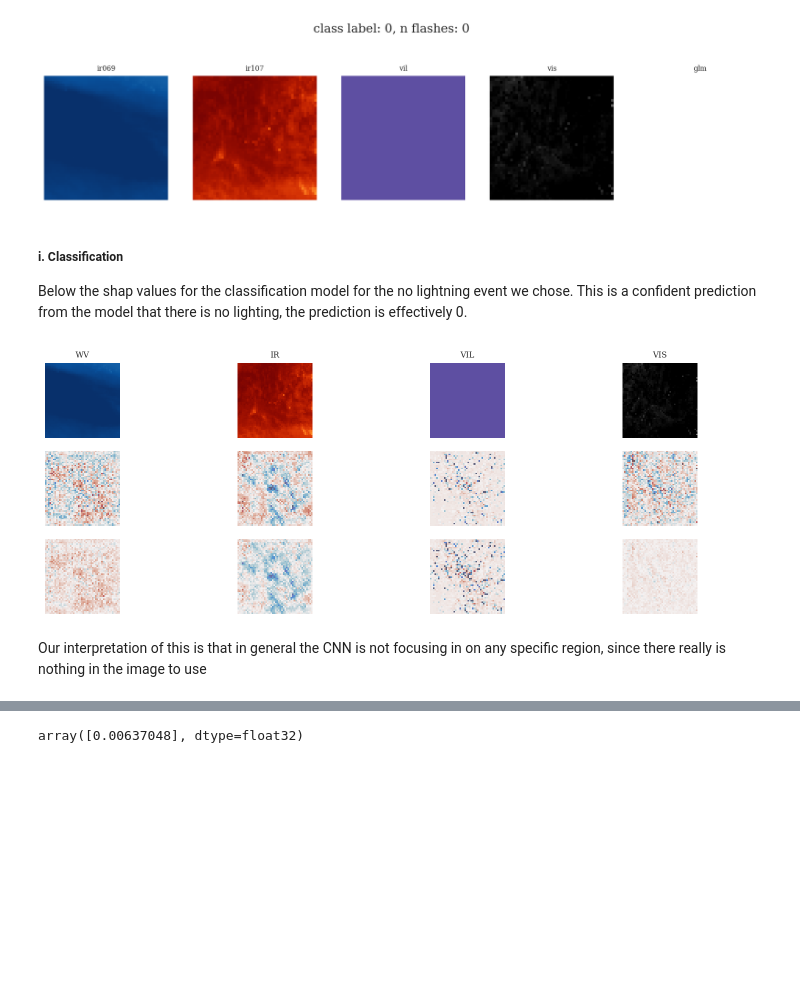
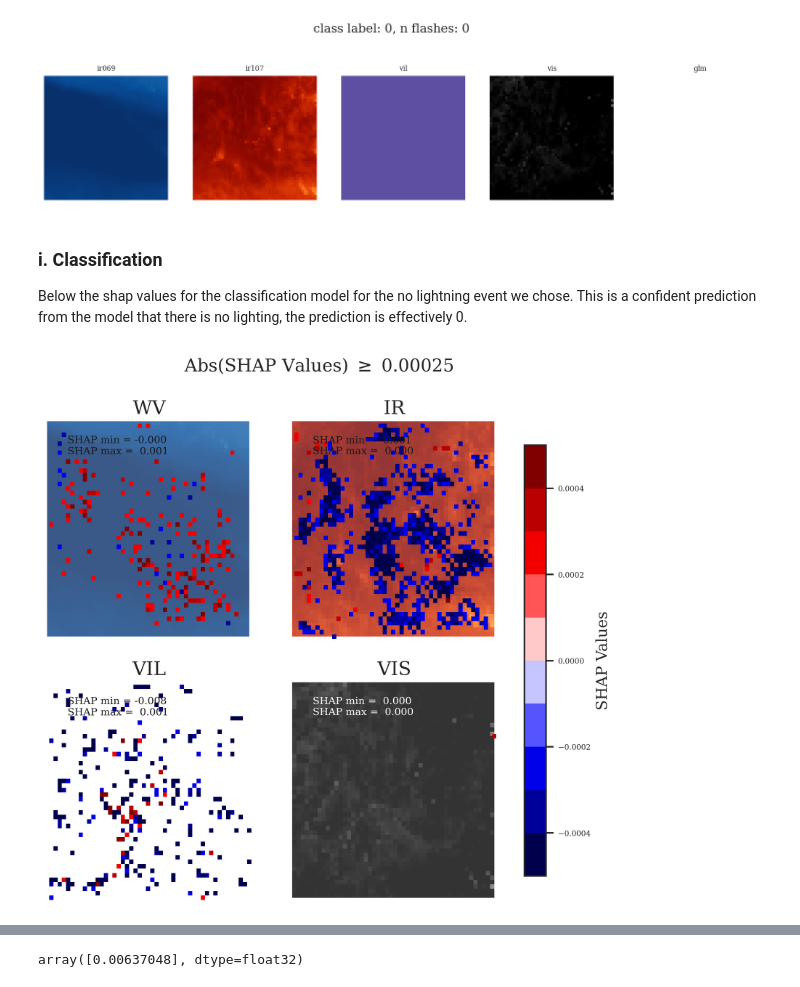
Before and after one commit to ai2es/tai4es-trustathon-2022, a Jupyter notebook: severe/notebooks/Notebook_02a_DeepXAI_SHAP.ipynb, the cells around one changed output, grey strips where cells are left out. Saved outputs shown, nothing was run; the diff lists cells and outputs as text; code cells hidden in the pictures; blank space fills up the shorter version.

```diff
--- a/severe/notebooks/Notebook_02a_DeepXAI_SHAP.ipynb
+++ b/severe/notebooks/Notebook_02a_DeepXAI_SHAP.ipynb
@@ -199,38 +249,0 @@ Below the shap values for the classification model for the deep convective event
-# %%
-def make_plot(image,mask=None,maskalpha=0.7,title=r'Abs(SHAP Values) $\geq$ 0.001',
-              cmap=cmocean.cm.balance,normalize=False):
-
-    fig,axes = plt.subplots(nrows=2,ncols=2, figsize=(12,12))
-    fig.set_facecolor('w')
-
-    titles = ['WV','IR','VIL','VIS']
-    vmins = [-2.5,-2.5,0,0]
-    vmaxs = [2,2,20,4]
-
-    cmaps = ['Blues','turbo','Spectral_r','Greys_r']
-
-    vmin = np.min(mask)
-    vmax = np.max(mask)
-
-    mask = np.ma.masked_where(np.abs(mask)<=0.001, mask)
-
-    for i,ax in enumerate(axes.flat):
-        if i == 2:
-            im = np.ma.masked_where(image[:,:,i] <= 0, image[:,:,i])
-            alpha=0.9
-        else:
-            im = image[:,:,i]
-            alpha=0.5
-        ax.imshow(im,cmap=cmaps[i],vmin=vmins[i],vmax=vmaxs[i], alpha=alpha, aspect='auto')
-        ax.pcolormesh(mask[:,:,i], cmap='seismic', alpha=0.9)# vmin=vmin, vmax=vmax, )
-
-        ax.axis('off')
-        ax.set_title(titles[i], fontsize=15)
-
-    #axes_middle = axes[1,:]
-
-    if title is not None:
-        fig.suptitle(title,y=1)
-    plt.tight_layout()
-
-    return ax
@@ -353,12 +427,10 @@ im = ds_sample.isel(n_samples=0).features.values
 divide by zero encountered in log10
 [figure]
 # %% [markdown]
-##### i. Classification
+### i. Classification
 Below the shap values for the classification model for the no lightning event we chose. This is a confident prediction from the model that there is no lighting, the prediction is effectively 0.
 # %%
-shap_values = class_explainer.shap_values(im[np.newaxis,:,:,:])[0][0]
-ax,m = make_plot(im,mask=shap_values,maskalpha=0.7,title=None)
+shap_values_class = class_explainer.shap_values(im[np.newaxis,:,:,:])[0][0]
+ax = make_plot(im,mask=shap_values_class, normalize=True, mask_thresh=0.00025)
 # %% [output]
-[figure, old version]
+[figure, new version]
-# %% [markdown]
-Our interpretation of this is that in general the CNN is not focusing in on any specific region, since there really is nothing in the image to use
```
Also changed, not shown: parts of 71 cells of this notebook.
